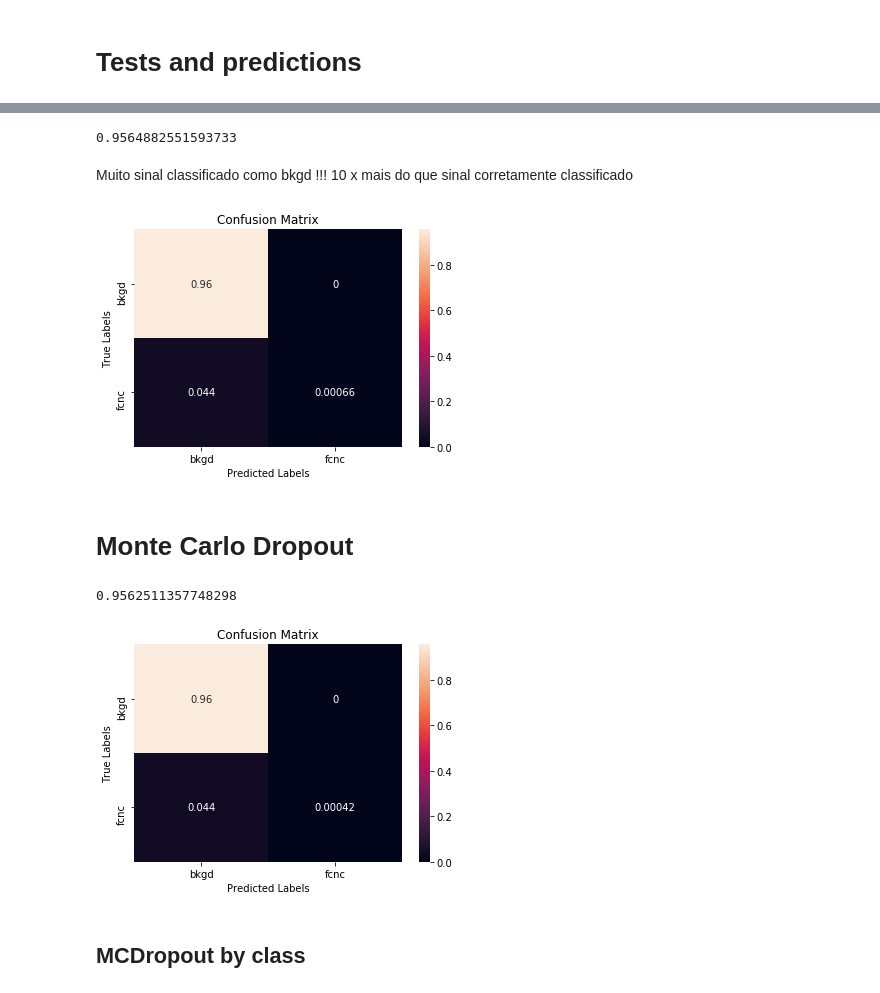
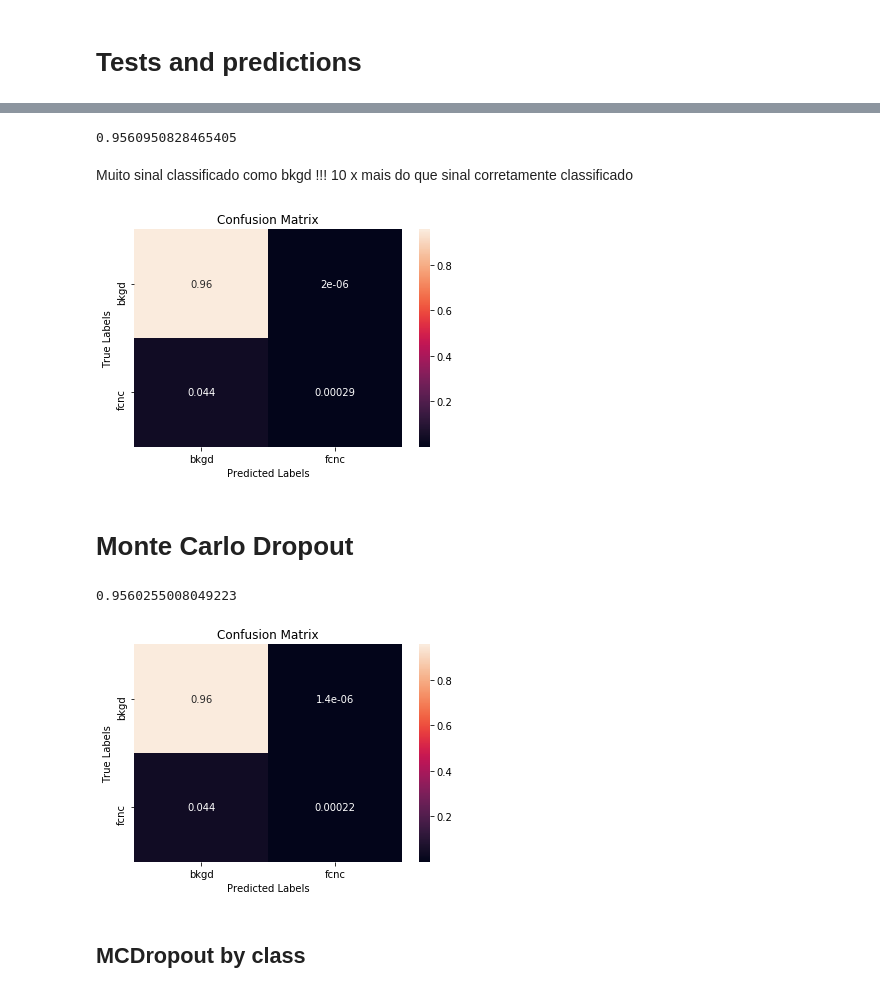
Before and after one commit to GilbertoCunha/LHC-VLQ-Classifier, a Jupyter notebook: Bkgd-Signal-Classifier/Classifier.ipynb, the cells around one changed output, grey strips where cells are left out. Cells and saved outputs as stored; diff of their text form; code cells hidden in the pictures.

```diff
--- a/Bkgd-Signal-Classifier/Classifier.ipynb
+++ b/Bkgd-Signal-Classifier/Classifier.ipynb
@@ -139,14 +115,14 @@ Tentar um modelo com menos complexidade e utilizar MC Dropout para tentar obter
 # %%
 inputs = keras.Input(shape=(69,))
 standardize = std_layer(inputs)
-fc1 = keras.layers.Dense(100, activation='relu')(inputs)
+fc1 = keras.layers.Dense(55, activation='relu')(inputs)
 d1 = keras.layers.Dropout(0.1)(fc1, training=True)
-fc2 = keras.layers.Dense(80, activation='relu')(d1)
+fc2 = keras.layers.Dense(40, activation='relu')(d1)
 d2 = keras.layers.Dropout(0.1)(fc2, training=True)
-fc3 = keras.layers.Dense(60, activation='relu')(d2)
-d3 = keras.layers.Dropout(0.1)(fc3, training=True)
-fc4 = keras.layers.Dense(40, activation='relu')(d3)
-outputs = keras.layers.Dense(1, activation='sigmoid')(fc4)
+fc3 = keras.layers.Dense(25, activation='relu')(d2)
+#d3 = keras.layers.Dropout(0.1)(fc3, training=True)
+#fc4 = keras.layers.Dense(40, activation='relu')(d3)
+outputs = keras.layers.Dense(1, activation='sigmoid')(fc3)
 model = keras.Model(inputs, outputs)
 model.compile(optimizer='adam', loss="binary_crossentropy",
               metrics=["accuracy", keras.metrics.AUC()])
@@ -172,7 +148,7 @@ Non-trainable params: 0
 _________________________________________________________________
 # %%
 # Model name
-name = "HiddenDense:100,80,60,40|BatchS:512|Dropout:0.1"
+name = "HiddenDense:55,40,25|BatchS:512|Dropout:0.1"
 # %% [markdown]
 # Callbacks
 # %%
@@ -192,7 +168,7 @@ O modelo tem uma AUC consideravelmente baixa
 # %%
 start = time.time()
 history = model.fit(X_train.values, y_train.values, batch_size=512,
-                    epochs=80, shuffle=True, validation_split=0.5,
+                    epochs=80, shuffle=True, validation_data=(X_val.values, y_val.values),
                     sample_weight=train_weights.values, class_weight=class_weights,
                     callbacks=[TB, ES, MC])
 end = time.time()
@@ -236,24 +212,24 @@ plt.show()
 # %%
-y_preds = model.predict(X_test.values, batch_size=1024).reshape(-1)
+y_preds = model.predict(X_val.values, batch_size=1024).reshape(-1)
 # %%
-accuracy_score(y_test.values, y_preds.round())
+accuracy_score(y_val.values, y_preds.round())
 # %% [output]
-0.9564882551593733
+0.9560950828465405
 # %% [markdown]
 Muito sinal classificado como bkgd !!! 10 x mais do que sinal corretamente classificado
 # %%
-cm = confusion_matrix(y_test.values, y_preds.round(), normalize="all")
+cm = confusion_matrix(y_val.values, y_preds.round(), normalize="all")
 
 ax = plt.subplot()
 sns.heatmap(cm, annot=True, ax=ax)
 ax.set_title("Confusion Matrix")
 ax.set_xlabel("Predicted Labels")
 ax.set_ylabel("True Labels")
 ax.xaxis.set_ticklabels(["bkgd", "fcnc"])
 ax.yaxis.set_ticklabels(["bkgd", "fcnc"])
 plt.show()
 # %% [output]
-[figure, old version]
+[figure, new version]
 # %% [markdown]
 # Monte Carlo Dropout
 # %%
@@ -268,11 +244,11 @@ mcpreds = np.array(mcpreds)
 mc_means = np.array(mcpreds).mean(axis=0)
 mc_stds = np.array(mcpreds).std(axis=0)
 # %%
-accuracy_score(y_test.values, mc_means.round())
+accuracy_score(y_val.values, mc_means.round())
 # %% [output]
-0.9562511357748298
+0.9560255008049223
 # %%
-cm = confusion_matrix(y_test.values, mc_means.round(), normalize="all")
+cm = confusion_matrix(y_val.values, mc_means.round(), normalize="all")
 
 ax = plt.subplot()
 sns.heatmap(cm, annot=True, ax=ax)
@@ -283,7 +259,7 @@ ax.xaxis.set_ticklabels(["bkgd", "fcnc"])
 ax.yaxis.set_ticklabels(["bkgd", "fcnc"])
 plt.show()
 # %% [output]
-[figure, old version]
+[figure, new version]
 # %% [markdown]
 ## MCDropout by class
 # %%
```
Also changed, not shown: parts of 15 cells of this notebook.
